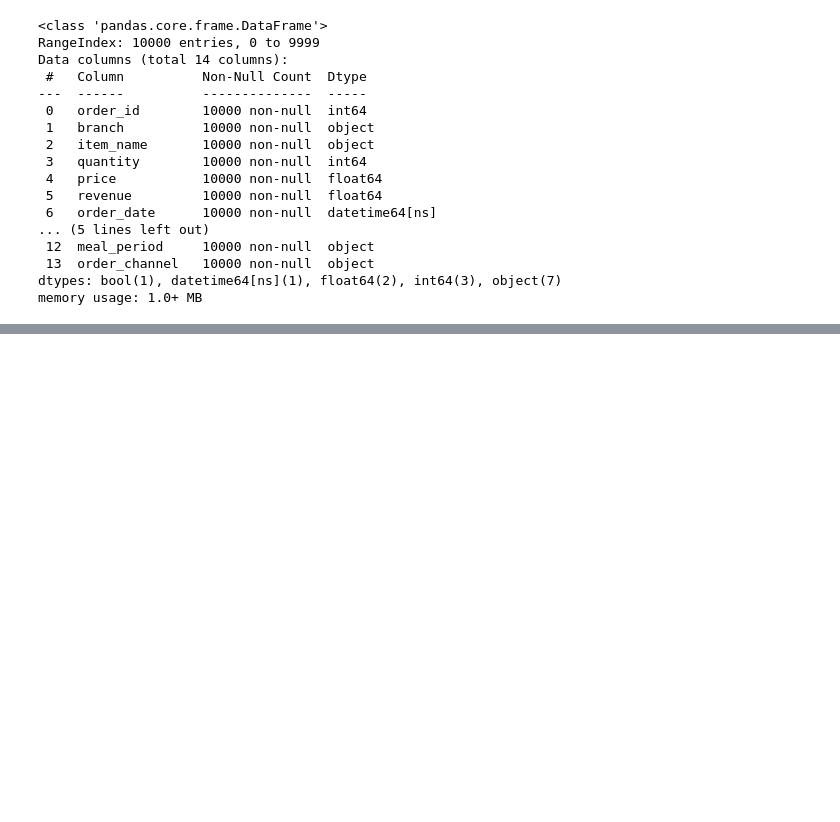
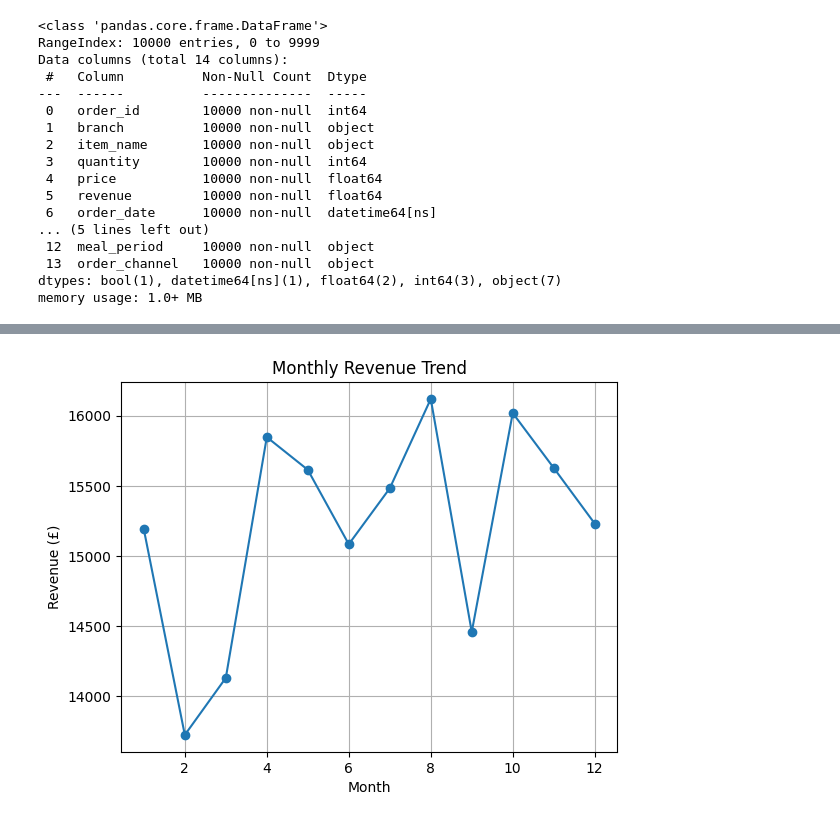
Before and after one commit to Rahmath007/yo-sushi-operations-analytics, a Jupyter notebook: notebooks/sales_analysis.ipynb, the cells around one changed output, grey strips where cells are left out. Cells and saved outputs as stored; diff of their text form; code cells hidden in the pictures; blank space fills up the shorter version.

Commit message:
Complete exploratory data analysis of restaurant sales

```diff
--- a/notebooks/sales_analysis.ipynb
+++ b/notebooks/sales_analysis.ipynb
@@ -128,0 +341,10 @@ Name: quantity, dtype: int64
+# %%
+sales_data["month_number"] = sales_data["order_date"].dt.month
+
+monthly_revenue = (
+    sales_data.groupby("month_number")["revenue"]
+    .sum()
+    .round(2)
+)
+
+print(monthly_revenue)
@@ -128,0 +366,14 @@ Name: quantity, dtype: int64
+# %%
+monthly_revenue.plot(
+    kind="line",
+    marker="o"
+)
+
+plt.title("Monthly Revenue Trend")
+plt.xlabel("Month")
+plt.ylabel("Revenue (£)")
+plt.grid(True)
+
+plt.show()
+# %% [output]
+[figure, added]
```
Also changed, not shown: parts of 19 cells of this notebook.
